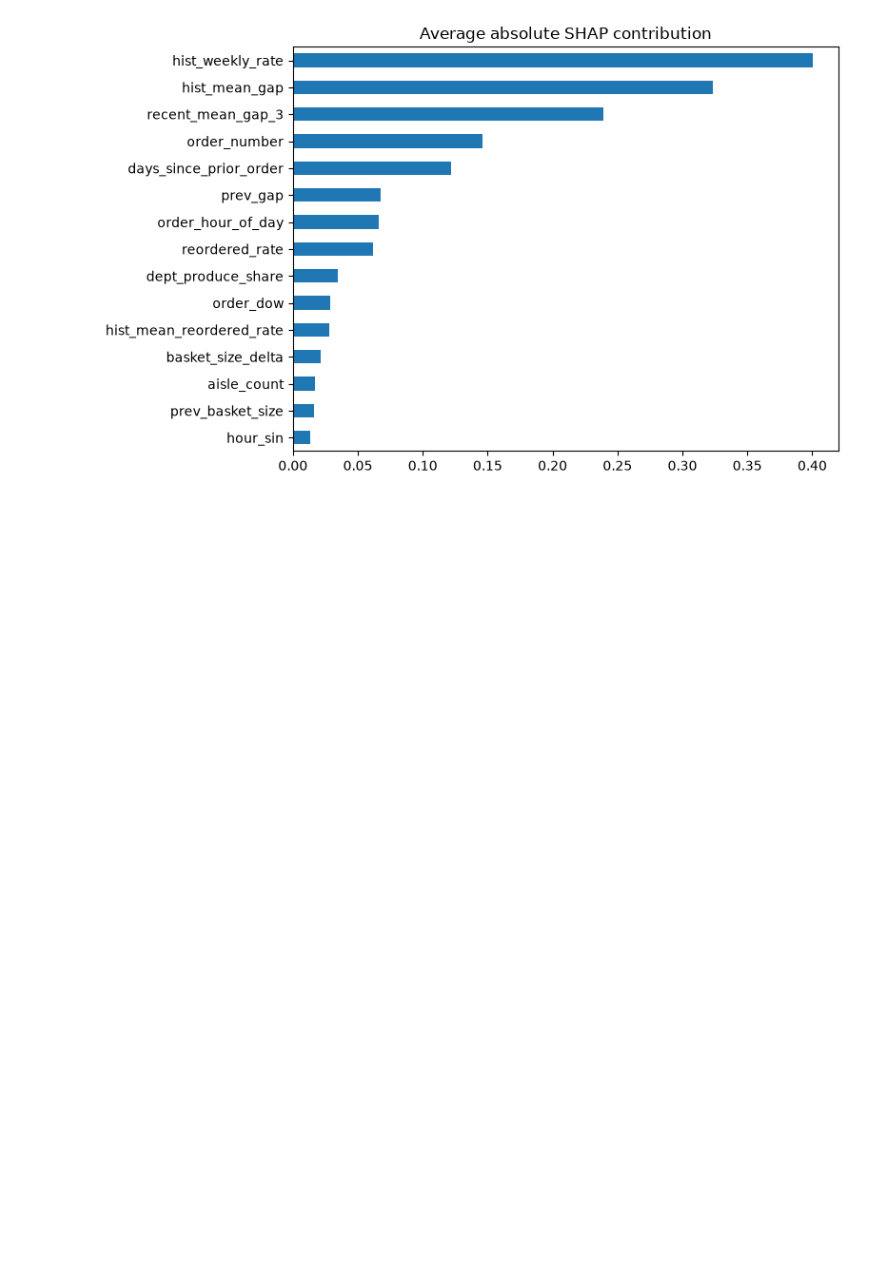
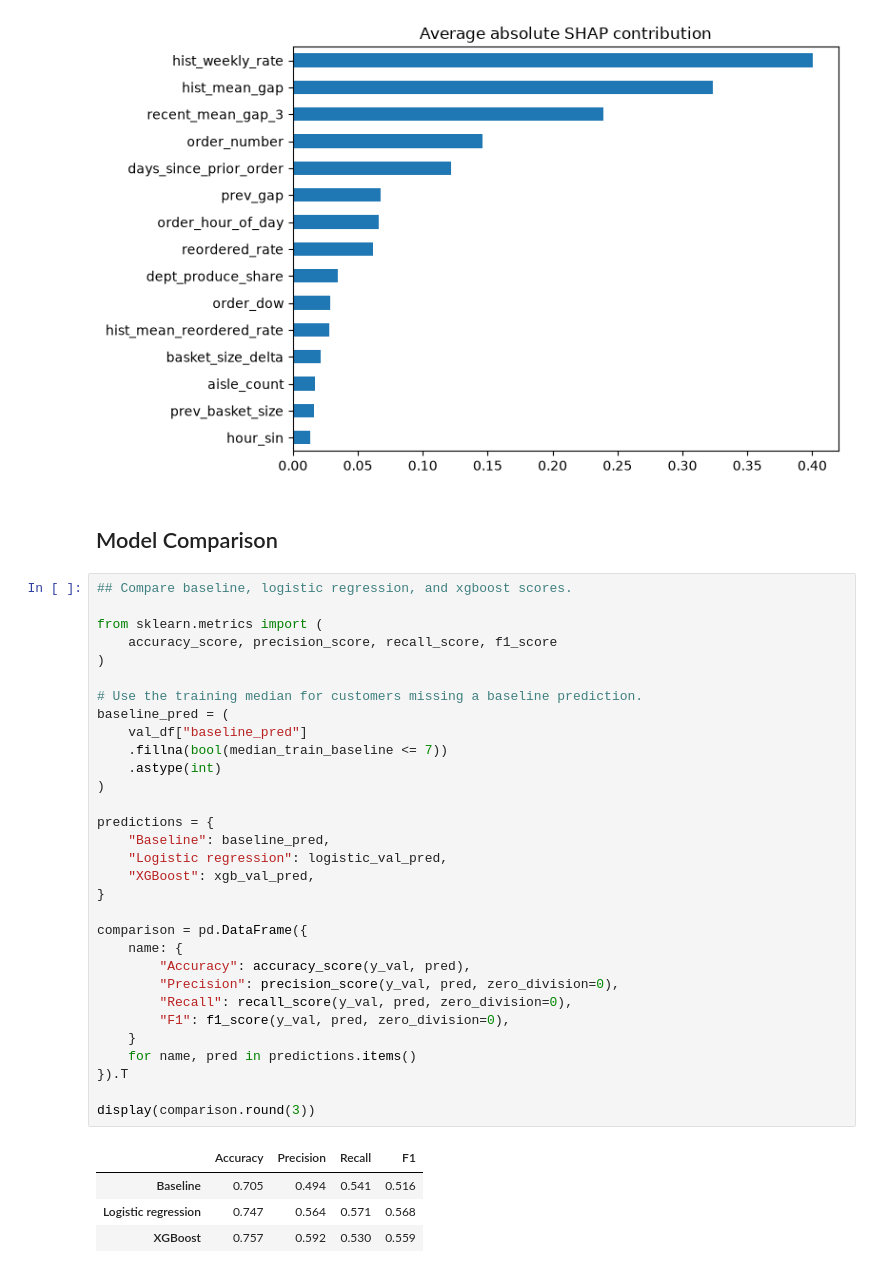
Before and after one commit to blottb7/instacart, a Jupyter notebook: notebooks/02_full_data/ben_full_data_modeling_2.ipynb, the cells around one changed output. Drawn from its saved outputs; the diff is of its cells as text; blank space fills up the shorter version.

Commit message:
Model scoring and comparison.

```diff
--- a/notebooks/02_full_data/ben_full_data_modeling_2.ipynb
+++ b/notebooks/02_full_data/ben_full_data_modeling_2.ipynb
@@ -590,3 +590,41 @@ plt.tight_layout()
 plt.show()
 # %% [output]
 [figure]
+# %% [markdown]
+## Model Comparison
+# %%
+## Compare baseline, logistic regression, and xgboost scores.
+
+from sklearn.metrics import (
+    accuracy_score, precision_score, recall_score, f1_score
+)
+
+# Use the training median for customers missing a baseline prediction.
+baseline_pred = (
+    val_df["baseline_pred"]
+    .fillna(bool(median_train_baseline <= 7))
+    .astype(int)
+)
+
+predictions = {
+    "Baseline": baseline_pred,
+    "Logistic regression": logistic_val_pred,
+    "XGBoost": xgb_val_pred,
+}
+
+comparison = pd.DataFrame({
+    name: {
+        "Accuracy": accuracy_score(y_val, pred),
+        "Precision": precision_score(y_val, pred, zero_division=0),
+        "Recall": recall_score(y_val, pred, zero_division=0),
+        "F1": f1_score(y_val, pred, zero_division=0),
+    }
+    for name, pred in predictions.items()
+}).T
+
+display(comparison.round(3))
+# %% [output]
+|  | Accuracy | Precision | Recall | F1 |
+| Baseline | 0.705 | 0.494 | 0.541 | 0.516 |
+| Logistic regression | 0.747 | 0.564 | 0.571 | 0.568 |
+| XGBoost | 0.757 | 0.592 | 0.530 | 0.559 |
```
Also changed, not shown: parts of 10 cells of this notebook, 1 other file.
